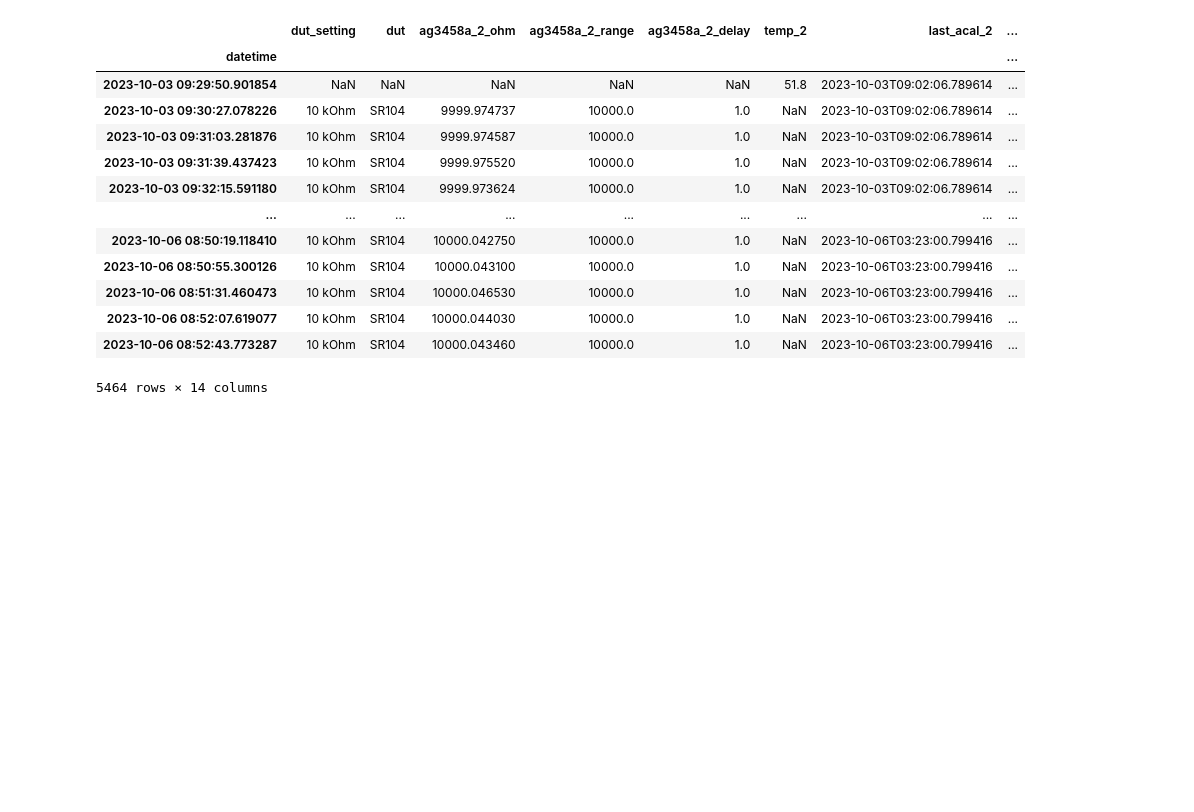
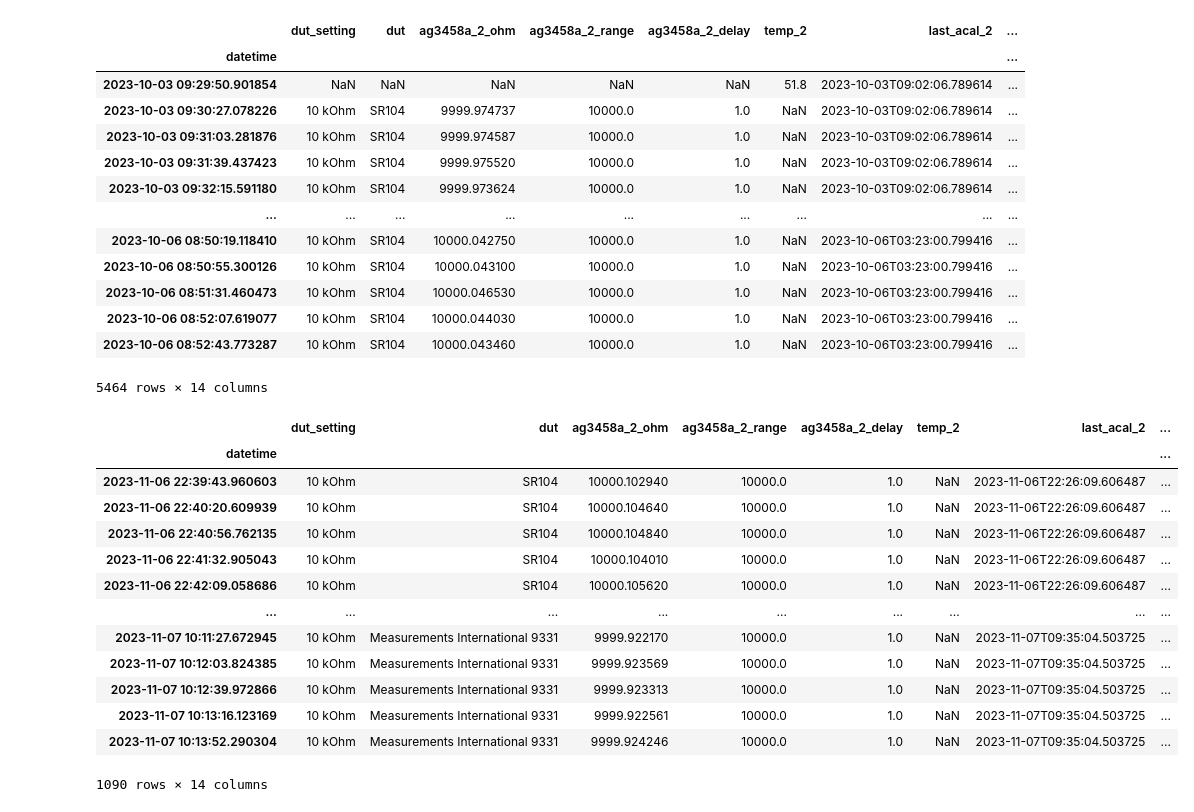
Before and after one commit to alson/metrology-data-analysis, a Jupyter notebook: resistance.ipynb, the cells around one changed output. Cells and saved outputs as stored; diff of their text form; code cells hidden in the pictures; blank space fills up the shorter version.

```diff
--- a/resistance.ipynb
+++ b/resistance.ipynb
@@ -372,3 +378,20 @@ ln_10k_1502633
 | 2023-10-06 08:52:07.619077 | 10 kOhm | SR104 | 10000.044030 | 10000.0 | 1.0 | NaN | 2023-10-06T03:23:00.799416 | ... |
 | 2023-10-06 08:52:43.773287 | 10 kOhm | SR104 | 10000.043460 | 10000.0 | 1.0 | NaN | 2023-10-06T03:23:00.799416 | ... |
 5464 rows × 14 columns
+# %%
+mi_9331
+# %% [output]
+|  | dut_setting | dut | ag3458a_2_ohm | ag3458a_2_range | ag3458a_2_delay | temp_2 | last_acal_2 | ... |
+| datetime |  |  |  |  |  |  |  | ... |
+| 2023-11-06 22:39:43.960603 | 10 kOhm | SR104 | 10000.102940 | 10000.0 | 1.0 | NaN | 2023-11-06T22:26:09.606487 | ... |
+| 2023-11-06 22:40:20.609939 | 10 kOhm | SR104 | 10000.104640 | 10000.0 | 1.0 | NaN | 2023-11-06T22:26:09.606487 | ... |
+| 2023-11-06 22:40:56.762135 | 10 kOhm | SR104 | 10000.104840 | 10000.0 | 1.0 | NaN | 2023-11-06T22:26:09.606487 | ... |
+| 2023-11-06 22:41:32.905043 | 10 kOhm | SR104 | 10000.104010 | 10000.0 | 1.0 | NaN | 2023-11-06T22:26:09.606487 | ... |
+| 2023-11-06 22:42:09.058686 | 10 kOhm | SR104 | 10000.105620 | 10000.0 | 1.0 | NaN | 2023-11-06T22:26:09.606487 | ... |
+| ... | ... | ... | ... | ... | ... | ... | ... | ... |
+| 2023-11-07 10:11:27.672945 | 10 kOhm | Measurements International 9331 | 9999.922170 | 10000.0 | 1.0 | NaN | 2023-11-07T09:35:04.503725 | ... |
+| 2023-11-07 10:12:03.824385 | 10 kOhm | Measurements International 9331 | 9999.923569 | 10000.0 | 1.0 | NaN | 2023-11-07T09:35:04.503725 | ... |
+| 2023-11-07 10:12:39.972866 | 10 kOhm | Measurements International 9331 | 9999.923313 | 10000.0 | 1.0 | NaN | 2023-11-07T09:35:04.503725 | ... |
+| 2023-11-07 10:13:16.123169 | 10 kOhm | Measurements International 9331 | 9999.922561 | 10000.0 | 1.0 | NaN | 2023-11-07T09:35:04.503725 | ... |
+| 2023-11-07 10:13:52.290304 | 10 kOhm | Measurements International 9331 | 9999.924246 | 10000.0 | 1.0 | NaN | 2023-11-07T09:35:04.503725 | ... |
+1090 rows × 14 columns
```
Also changed, not shown: parts of 4 cells of this notebook, 7 other files.
